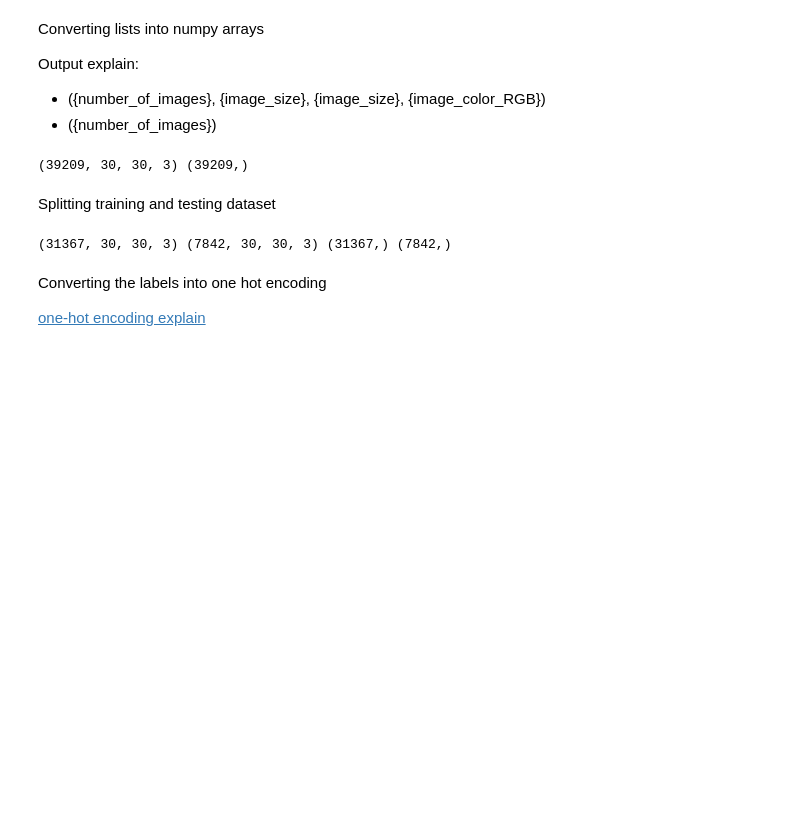
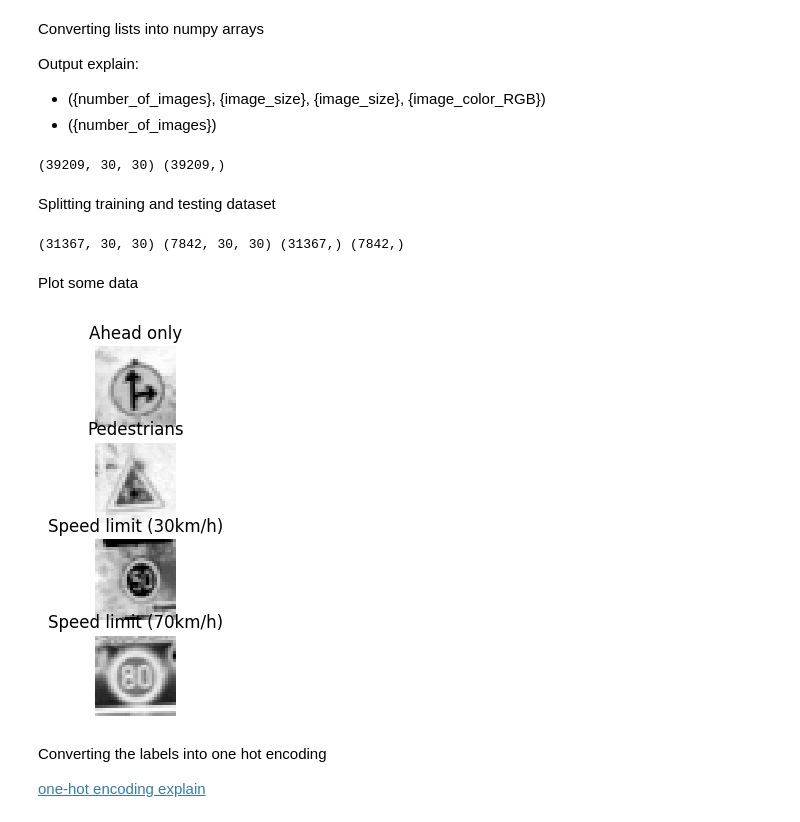
Before and after one commit to Datngo2001/Traffic-Signs-Recognition, a Jupyter notebook: traffic_signs.ipynb, the cells around one changed output. Cells and saved outputs as stored; diff of their text form; code cells hidden in the pictures; blank space fills up the shorter version.

```diff
--- a/traffic_signs.ipynb
+++ b/traffic_signs.ipynb
@@ -33,9 +79,9 @@ for i in range(classes):
     for imagePath in imagePaths:
         try:
             image = Image.open(path + '\\'+ imagePath)
+            image = ImageOps.grayscale(image)
             image = image.resize((30,30))
             image = np.array(image)
-            #sim = Image.fromarray(image)
             data.append(image)
             labels.append(i)
         except:
@@ -52,15 +98,35 @@ labels = np.array(labels)
 
 print(data.shape, labels.shape)
 # %% [output]
-(39209, 30, 30, 3) (39209,)
+(39209, 30, 30) (39209,)
 # %% [markdown]
 Splitting training and testing dataset
 # %%
-X_train, X_test, y_train, y_test = train_test_split(data, labels, test_size=0.2, random_state=42)
+X_train, X_valid, y_train, y_valid = train_test_split(data, labels, test_size=0.2, random_state=42)
 
-print(X_train.shape, X_test.shape, y_train.shape, y_test.shape)
+# Scale the pixel intensities down to the 0-1 range:
+X_train = X_train / 255
+X_valid = X_valid / 255
+
+print(X_train.shape, X_valid.shape,  y_train.shape, y_valid.shape)
 # %% [output]
-(31367, 30, 30, 3) (7842, 30, 30, 3) (31367,) (7842,)
+(31367, 30, 30) (7842, 30, 30) (31367,) (7842,)
+# %% [markdown]
+Plot some data
+# %%
+n_rows = 4
+n_cols = 1
+plt.figure(figsize=(n_cols * 1.2, n_rows * 1.2))
+for row in range(n_rows):
+    for col in range(n_cols):
+        index = n_cols * row + col
+        plt.subplot(n_rows, n_cols, index + 1)
+        plt.imshow(X_train[index], cmap="binary", interpolation="nearest")
+        plt.axis('off')
+        plt.title(class_names[y_train[index]], fontsize=12)
+plt.show()
+# %% [output]
+[figure, added]
 # %% [markdown]
 Converting the labels into one hot encoding
 
```
Also changed, not shown: parts of 12 cells of this notebook, 4 other files.
